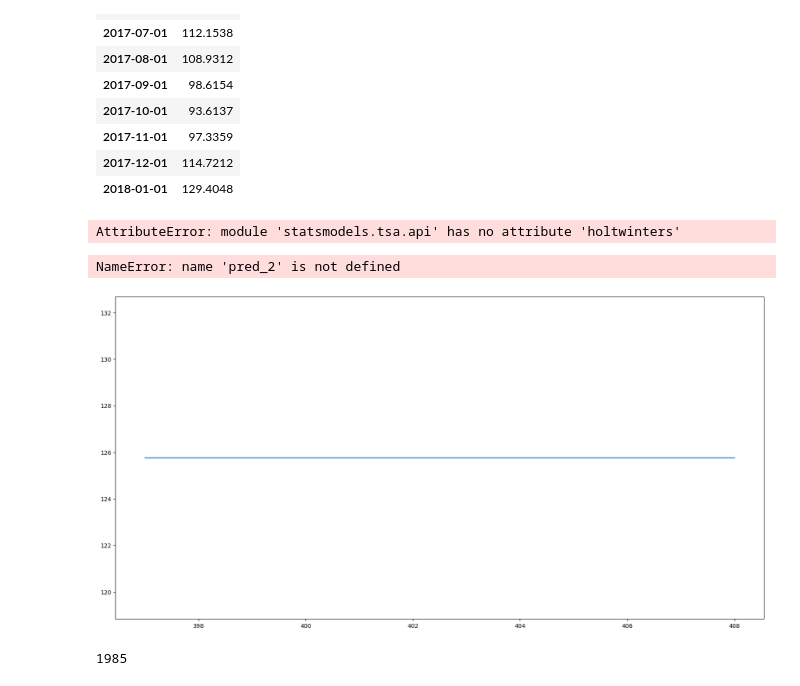
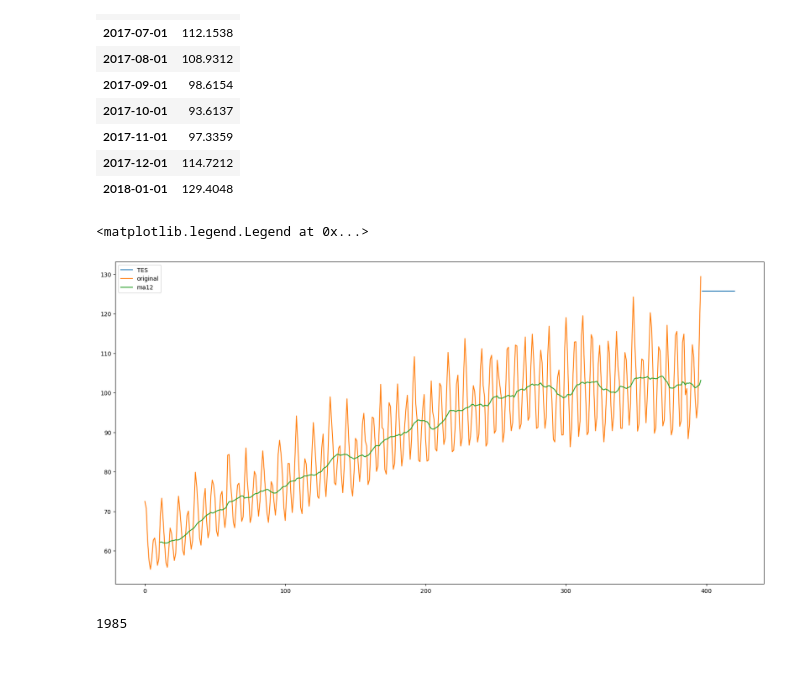
Before and after one commit to anidec25/Linear-Regression, a Jupyter notebook: Time Series/electric_production.ipynb, the cells around one changed output. Saved outputs shown, nothing was run; the diff lists cells and outputs as text; code cells hidden in the pictures.

Commit message:
Fixed errors

```diff
--- a/Time Series/electric_production.ipynb
+++ b/Time Series/electric_production.ipynb
@@ -152,21 +153,19 @@ model = sm.tsa.SimpleExpSmoothing(series).fit(smoothing_level=0.8)
 pred = model.forecast(12)
 
 
-model_2 = sm.tsa.holtwinters.ExponentialSmoothing(series).fit(smoothing_level=0.8)
-pred_2 = model_2.forcast(12)
+model_2 = tsa.holtwinters.ExponentialSmoothing(series).fit(smoothing_level=0.8)
+pred_2 = model_2.forecast(24)
-# %% [output]
-AttributeError: module 'statsmodels.tsa.api' has no attribute 'holtwinters'
 # %%
 # pred = pd.Series(sm.tsa.SimpleExpSmoothing(df.values).fit(smoothing_level=1/(2*12)).fittedvalues)
 
-pred.plot(label='ses')
+#pred.plot(label='ses')
 pred_2.plot(label='TES')
 series.plot(label='original')
 series.rolling(12).mean().plot(label='ma12')
 plt.legend()
 # %% [output]
-NameError: name 'pred_2' is not defined
+<matplotlib.legend.Legend at 0x...>
-[figure, old version]
+[figure, new version]
 # %%
 df.index.year.min()
 # %% [output]
```
Also changed, not shown: parts of 2 cells of this notebook.
